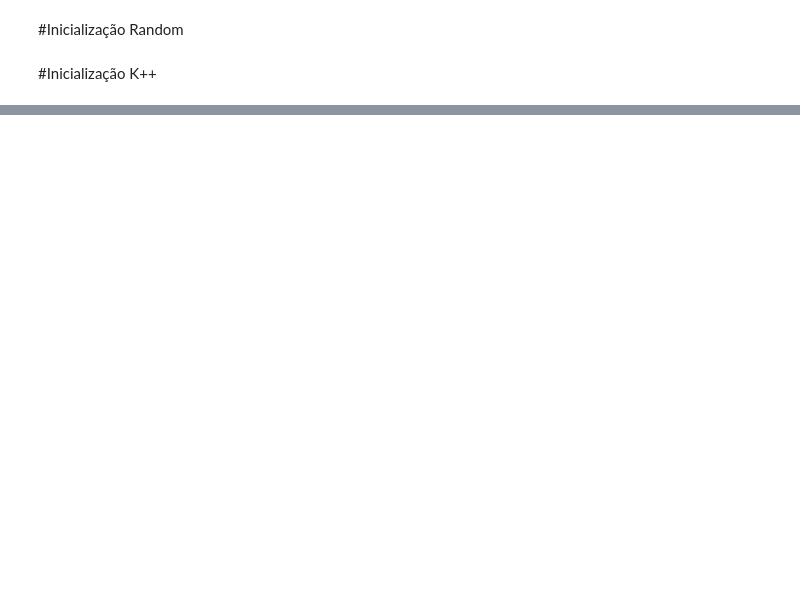
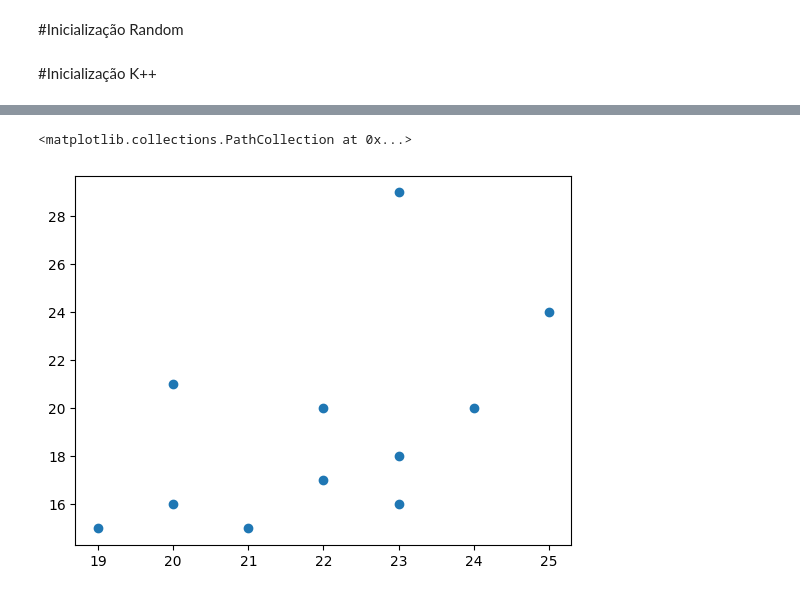
Before and after one commit to Xmagnop/Classification-Algorithms, a Jupyter notebook: K_means.ipynb, the cells around one changed output, grey strips where cells are left out. Saved outputs shown, nothing was run; the diff lists cells and outputs as text; code cells hidden in the pictures; blank space fills up the shorter version.

```diff
--- a/K_means.ipynb
+++ b/K_means.ipynb
@@ -100,0 +218,5 @@ plot_clusters(Z, label, center, 'Random Initialization with 100 Samples')
+# %%
+plt.scatter(d2['Age'],d2['Annual Income (k$)'])
+# %% [output]
+<matplotlib.collections.PathCollection at 0x...>
+[figure, added]
```
Also changed, not shown: parts of 41 cells of this notebook.
